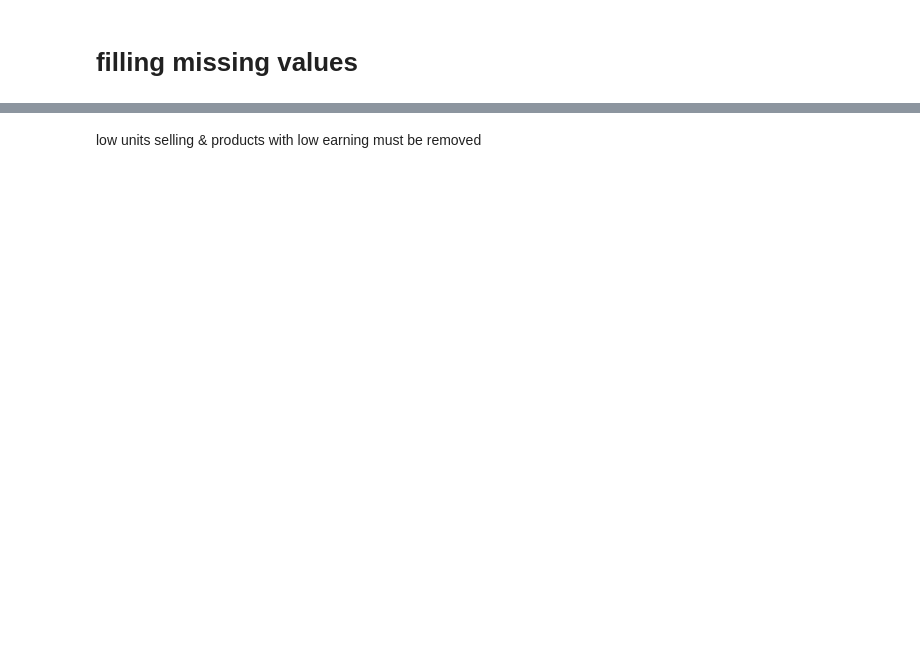
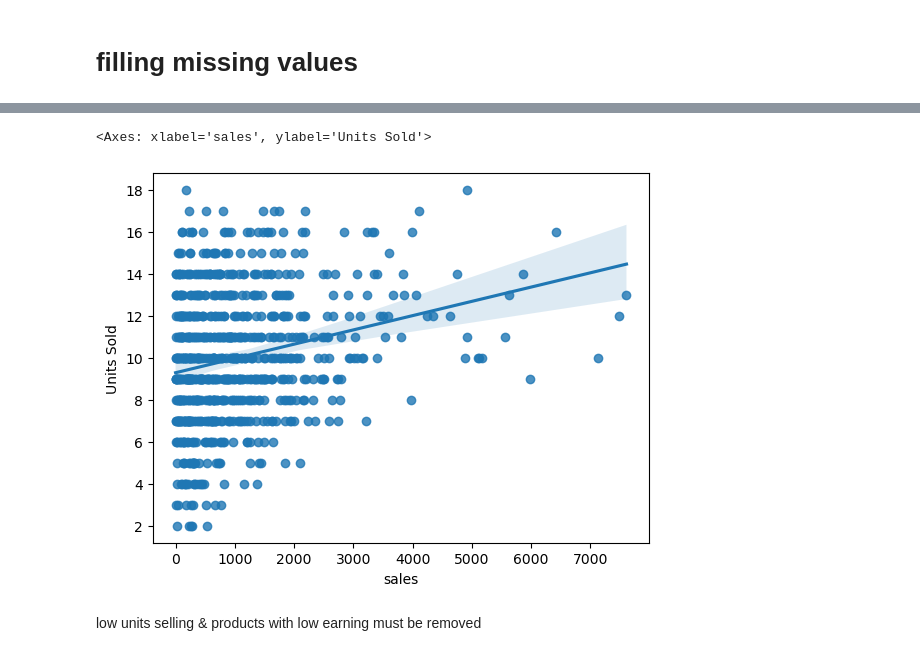
Before and after one commit to sriku2412/schulich_data_science, a Jupyter notebook: Assignment_1__6110_sreekanth_220088993_20230520.ipynb, the cells around one changed output, grey strips where cells are left out. Saved outputs shown, nothing was run; the diff lists cells and outputs as text; code cells hidden in the pictures; blank space fills up the shorter version.

```diff
--- a/Assignment_1__6110_sreekanth_220088993_20230520.ipynb
+++ b/Assignment_1__6110_sreekanth_220088993_20230520.ipynb
@@ -75,8 +167,10 @@ sales.info()
 sales['Region']=sales['Region'].fillna('Other')
 sales['Product']=sales['Product'].fillna('Other')
 sales['Sale Date']=sales['Sale Date'].fillna('Other')
-sales['Price']=sales['Price'].fillna(sales['Price'].mean())
-sales['Units Sold']=sales['Units Sold'].fillna(sales['Units Sold'].mean())
+sales['Price']=sales['Price'].fillna(0)
+sales['Units Sold']=sales['Units Sold'].fillna(0)
 sales['sales'] = sales['Price']*sales['Units Sold']
+sales.drop(sales[sales['Units Sold']==0].index,axis=0,inplace=True)
+sales.drop(sales[sales['Price']==0].index,axis=0,inplace=True)
 # %%
 sales.info()
@@ -87,5 +213,8 @@ sns.pairplot(sales)
 # %%
-sns.regplot(data = sales, x = 'sales', y = 'Units Sold',fit_reg=True,ci=99)
+sns.regplot(data = sales, x = 'sales', y = 'Units Sold',fit_reg=True,ci=100)
+# %% [output]
+<Axes: xlabel='sales', ylabel='Units Sold'>
+[figure, added]
 # %% [markdown]
 low units selling & products with low earning must be removed
 # %%
```
Also changed, not shown: parts of 29 cells of this notebook, 2 other files.
